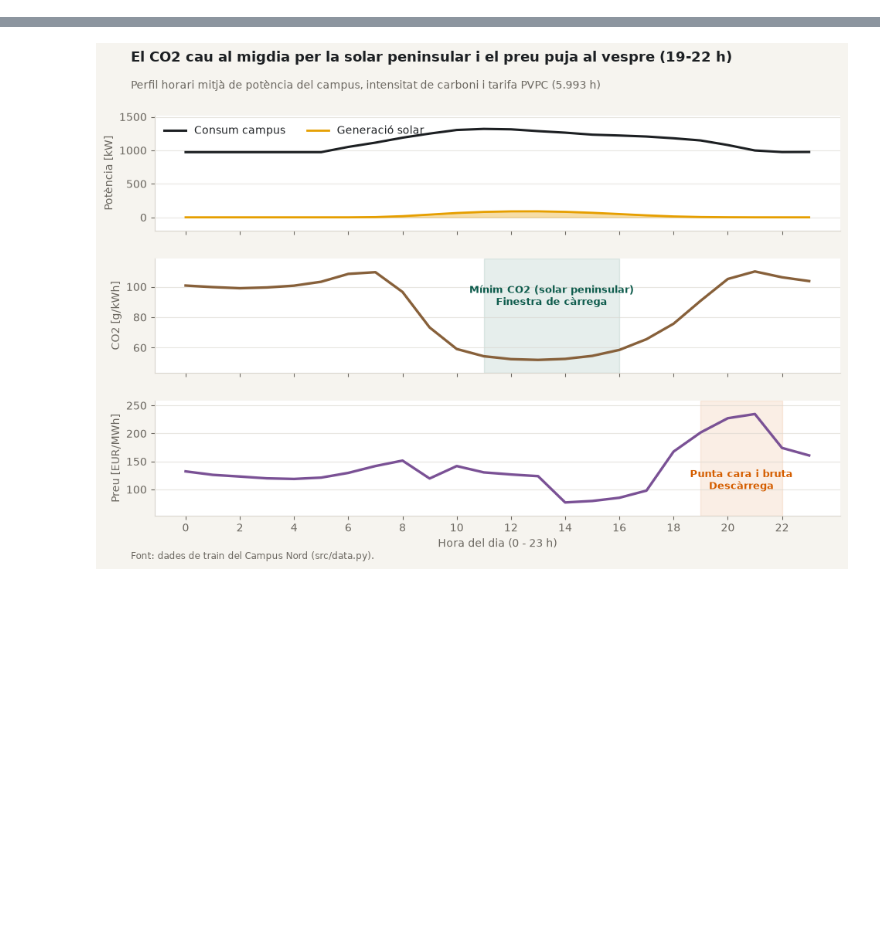
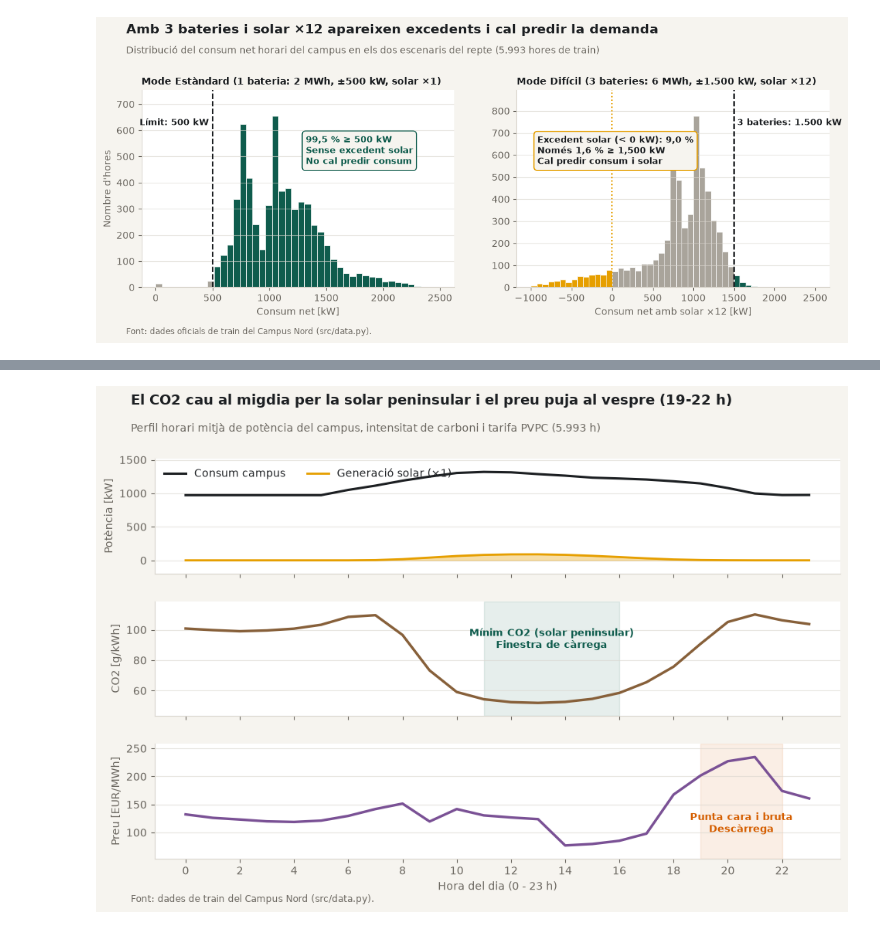
Before and after one commit to adridece/datathon-bateria-equip, a Jupyter notebook: notebooks/01_eda.ipynb, the cells around one changed output, grey strips where cells are left out. Drawn from its saved outputs; the diff is of its cells as text; code cells hidden in the pictures; blank space fills up the shorter version.

```diff
--- a/notebooks/01_eda.ipynb
+++ b/notebooks/01_eda.ipynb
@@ -97 +61,59 @@ plt.show()
+# %%
+# Grafic 1 (Diapositiva 2): Per que el Mode Dificil (3 bateries, solar x12) canvia el problema
+pct_std = (df['net_std_kw'] >= 500).mean() * 100
+pct_hard_above = (df['net_hard_kw'] >= 1500).mean() * 100
+pct_hard_surplus = (df['net_hard_kw'] < 0).mean() * 100
+
+fig, axes = plt.subplots(1, 2, figsize=(11.2, 4.9))
+fig.subplots_adjust(left=0.07, right=0.97, top=0.75, bottom=0.16, wspace=0.20)
+
+# Panell esquerre: Mode Estandard (1 bateria)
+bins_s = np.linspace(0, 2500, 45)
+cs, es, ps = axes[0].hist(df['net_std_kw'], bins=bins_s, edgecolor=SURFACE, linewidth=0.5)
+for left, patch in zip(es[:-1], ps):
+    patch.set_facecolor(REF if left < 500 else ACCENT)
+axes[0].set_ylim(0, cs.max() * 1.15)
+axes[0].axvline(500, color=INK, linestyle='--', linewidth=1.5)
+axes[0].text(465, cs.max() * 0.96, 'Límit: 500 kW', ha='right', va='center', fontsize=9.5, fontweight='bold')
+axes[0].text(
+    1320, cs.max() * 0.72,
+    f'{pct_std:.1f} % ≥ 500 kW\nSense excedent solar\nNo cal predir consum'.replace('.', ','),
+    color=ACCENT, fontsize=9.5, fontweight='bold',
+    bbox=dict(boxstyle='round,pad=0.4', facecolor=PAPER, edgecolor=ACCENT, linewidth=1)
+)
+axes[0].set_title('Mode Estàndard (1 bateria: 2 MWh, ±500 kW, solar ×1)', fontsize=10, fontweight='bold', loc='left')
+axes[0].set_xlabel('Consum net [kW]')
+axes[0].set_ylabel("Nombre d'hores")
+
+# Panell dret: Mode Dificil (3 bateries, solar x12)
+bins_h = np.linspace(-1000, 2500, 50)
+ch, eh, ph = axes[1].hist(df['net_hard_kw'], bins=bins_h, edgecolor=SURFACE, linewidth=0.5)
+for left, patch in zip(eh[:-1], ph):
+    if left < 0:
+        patch.set_facecolor(SOLAR)
+    elif left < 1500:
+        patch.set_facecolor(REF)
+    else:
+        patch.set_facecolor(ACCENT)
+axes[1].set_ylim(0, ch.max() * 1.15)
+axes[1].axvline(0, color=SOLAR, linestyle=':', linewidth=1.4)
+axes[1].axvline(1500, color=INK, linestyle='--', linewidth=1.5)
+axes[1].text(1540, ch.max() * 0.96, '3 bateries: 1.500 kW', ha='left', va='center', fontsize=9.5, fontweight='bold')
+axes[1].text(
+    -920, ch.max() * 0.72,
+    f'Excedent solar (< 0 kW): {pct_hard_surplus:.1f} %\nNomés {pct_hard_above:.1f} % ≥ 1.500 kW\nCal predir consum i solar'.replace('.', ','),
+    color=INK, fontsize=9.2, fontweight='bold',
+    bbox=dict(boxstyle='round,pad=0.4', facecolor=PAPER, edgecolor=SOLAR, linewidth=1.2)
+)
+axes[1].set_title('Mode Difícil (3 bateries: 6 MWh, ±1.500 kW, solar ×12)', fontsize=10, fontweight='bold', loc='left')
+axes[1].set_xlabel('Consum net amb solar ×12 [kW]')
+
+fig.text(0.05, 0.92, 'Amb 3 bateries i solar ×12 apareixen excedents i cal predir la demanda', fontsize=13.5, fontweight='bold')
+fig.text(0.05, 0.86, 'Distribució del consum net horari del campus en els dos escenaris del repte (5.993 hores de train)', fontsize=10, color=MUTED)
+fig.text(0.05, 0.02, 'Font: dades oficials de train del Campus Nord (src/data.py).', fontsize=8.5, color=MUTED)
+
+fig.savefig(FIG_DIR / '01_consum_net_modes.png', bbox_inches='tight', pad_inches=0.25)
+plt.show()
+# %% [output]
+[figure, added]
 # %%
```
Also changed, not shown: parts of 9 cells of this notebook, 9 other files.
